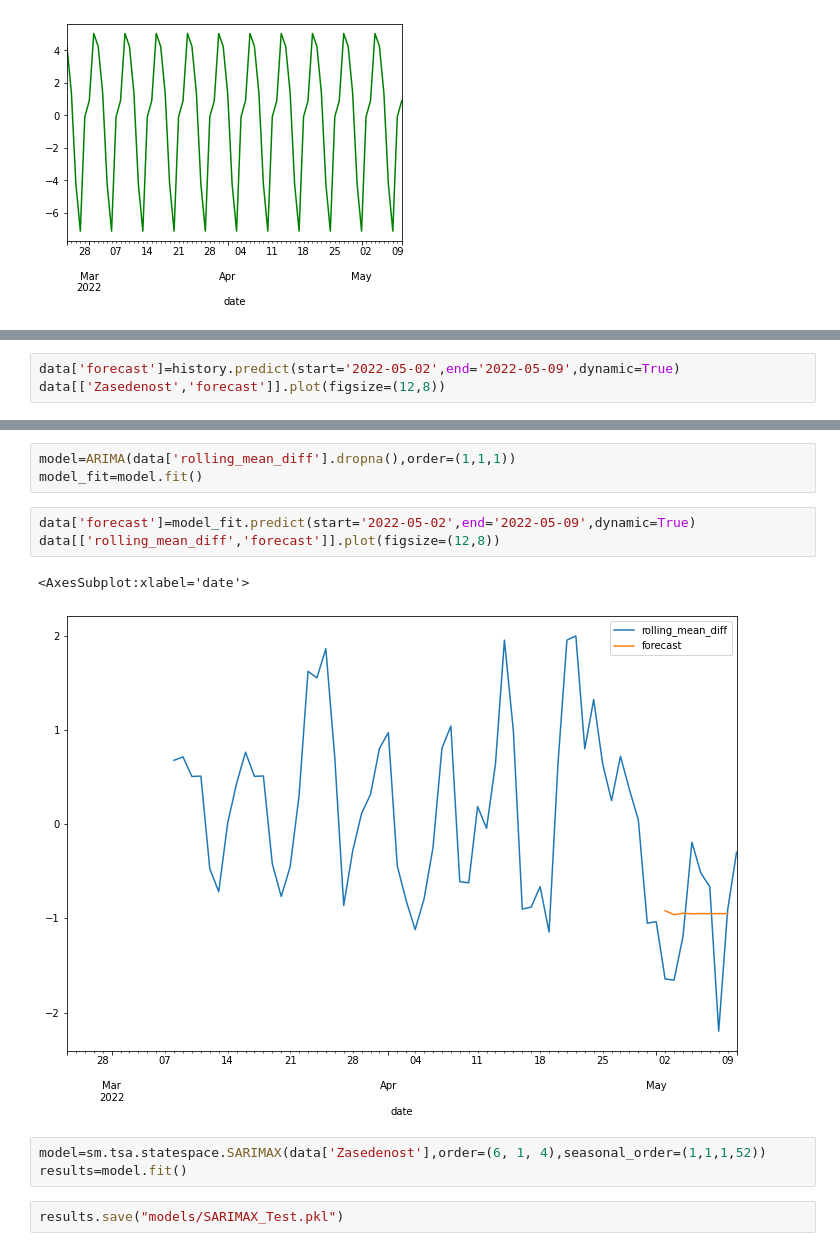
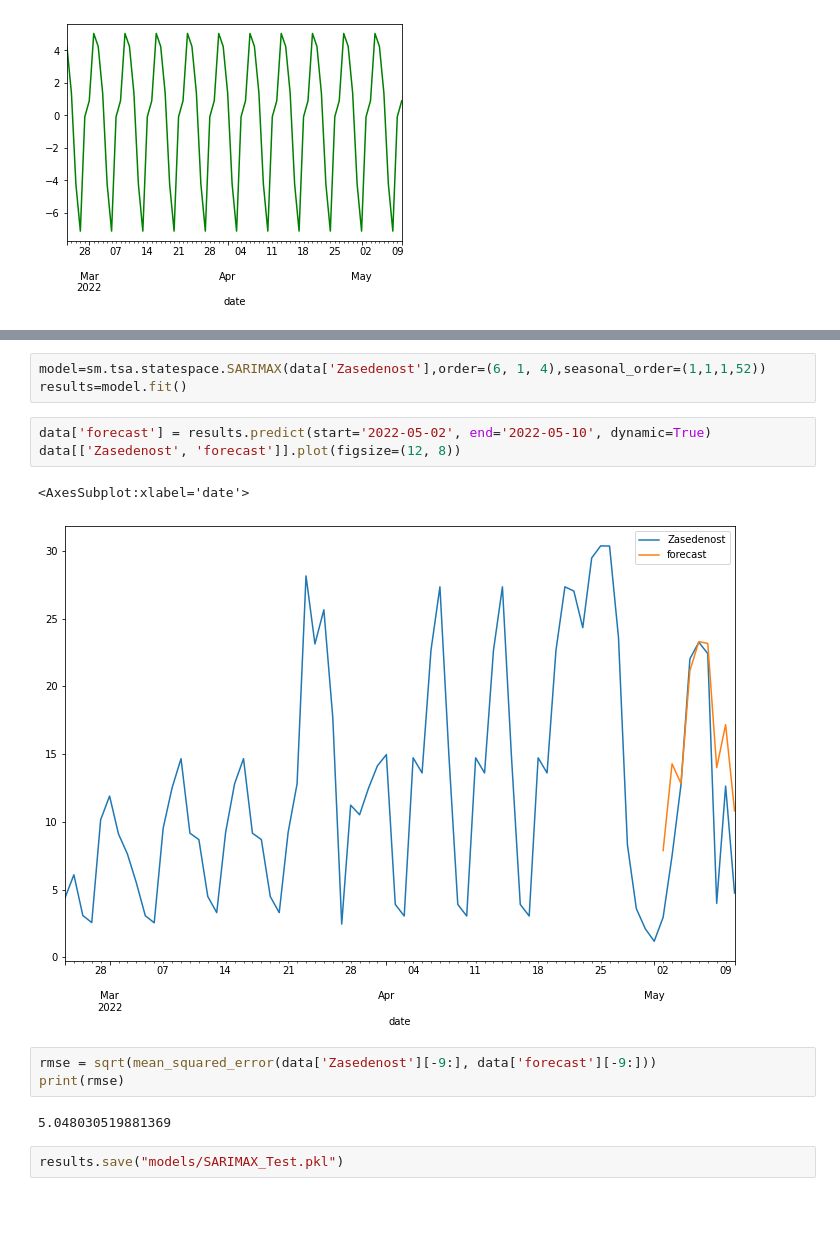
Before and after one commit to jre2601/PR21MOJR, a Jupyter notebook: predict_SARIMAX_FINAL.ipynb, the cells around one changed output, grey strips where cells are left out. Saved outputs shown, nothing was run; the diff lists cells and outputs as text; blank space fills up the shorter version.

Commit message:
Implemted Predictor

```diff
--- a/predict_SARIMAX_FINAL.ipynb
+++ b/predict_SARIMAX_FINAL.ipynb
@@ -312,3 +276,0 @@ Warnings:
-# %%
-data['forecast']=history.predict(start='2022-05-02',end='2022-05-09',dynamic=True)
-data[['Zasedenost','forecast']].plot(figsize=(12,8))
@@ -318,14 +277,16 @@ data[['Zasedenost','forecast']].plot(figsize=(12,8))
-# %%
-model=ARIMA(data['rolling_mean_diff'].dropna(),order=(1,1,1))
-model_fit=model.fit()
-# %%
-data['forecast']=model_fit.predict(start='2022-05-02',end='2022-05-09',dynamic=True)
-data[['rolling_mean_diff','forecast']].plot(figsize=(12,8))
-# %% [output]
-<AxesSubplot:xlabel='date'>
-[figure, removed]
 # %%
 model=sm.tsa.statespace.SARIMAX(data['Zasedenost'],order=(6, 1, 4),seasonal_order=(1,1,1,52))
 results=model.fit()
+# %%
+data['forecast'] = results.predict(start='2022-05-02', end='2022-05-10', dynamic=True)
+data[['Zasedenost', 'forecast']].plot(figsize=(12, 8))
+# %% [output]
+<AxesSubplot:xlabel='date'>
+[figure, added]
+# %%
+rmse = sqrt(mean_squared_error(data['Zasedenost'][-9:], data['forecast'][-9:]))
+print(rmse)
+# %% [output]
+5.048030519881369
 # %%
 results.save("models/SARIMAX_Test.pkl")
```
Also changed, not shown: parts of 11 cells of this notebook, 34 other files.
